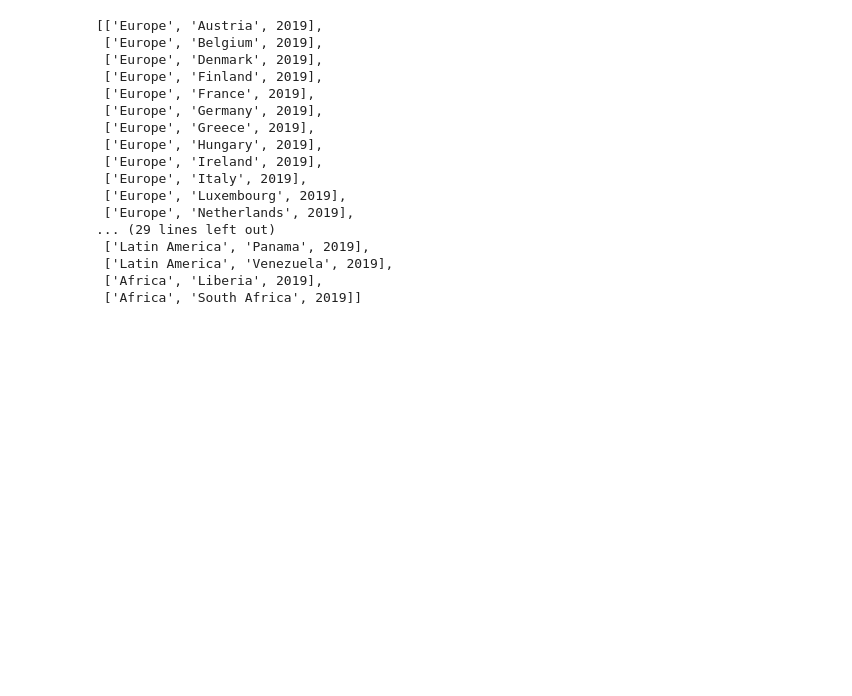
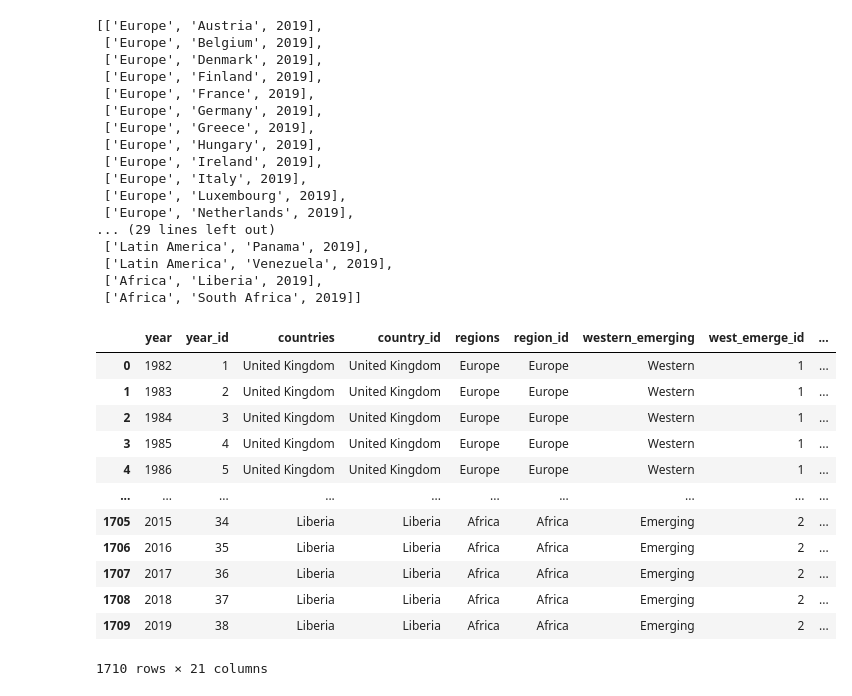
Before and after one commit to sabrinasaleh/Project3-FDI-by-MNCs, a Jupyter notebook: json_tasks.ipynb, the cells around one changed output. Saved outputs shown, nothing was run; the diff lists cells and outputs as text; code cells hidden in the pictures; blank space fills up the shorter version.

```diff
--- a/json_tasks.ipynb
+++ b/json_tasks.ipynb
@@ -133,0 +189,16 @@ drop_down
+# %%
+df
+# %% [output]
+|  | year | year_id | countries | country_id | regions | region_id | western_emerging | west_emerge_id | ... |
+| 0 | 1982 | 1 | United Kingdom | United Kingdom | Europe | Europe | Western | 1 | ... |
+| 1 | 1983 | 2 | United Kingdom | United Kingdom | Europe | Europe | Western | 1 | ... |
+| 2 | 1984 | 3 | United Kingdom | United Kingdom | Europe | Europe | Western | 1 | ... |
+| 3 | 1985 | 4 | United Kingdom | United Kingdom | Europe | Europe | Western | 1 | ... |
+| 4 | 1986 | 5 | United Kingdom | United Kingdom | Europe | Europe | Western | 1 | ... |
+| ... | ... | ... | ... | ... | ... | ... | ... | ... | ... |
+| 1705 | 2015 | 34 | Liberia | Liberia | Africa | Africa | Emerging | 2 | ... |
+| 1706 | 2016 | 35 | Liberia | Liberia | Africa | Africa | Emerging | 2 | ... |
+| 1707 | 2017 | 36 | Liberia | Liberia | Africa | Africa | Emerging | 2 | ... |
+| 1708 | 2018 | 37 | Liberia | Liberia | Africa | Africa | Emerging | 2 | ... |
+| 1709 | 2019 | 38 | Liberia | Liberia | Africa | Africa | Emerging | 2 | ... |
+1710 rows × 21 columns
```
Also changed, not shown: parts of 5 cells of this notebook.
